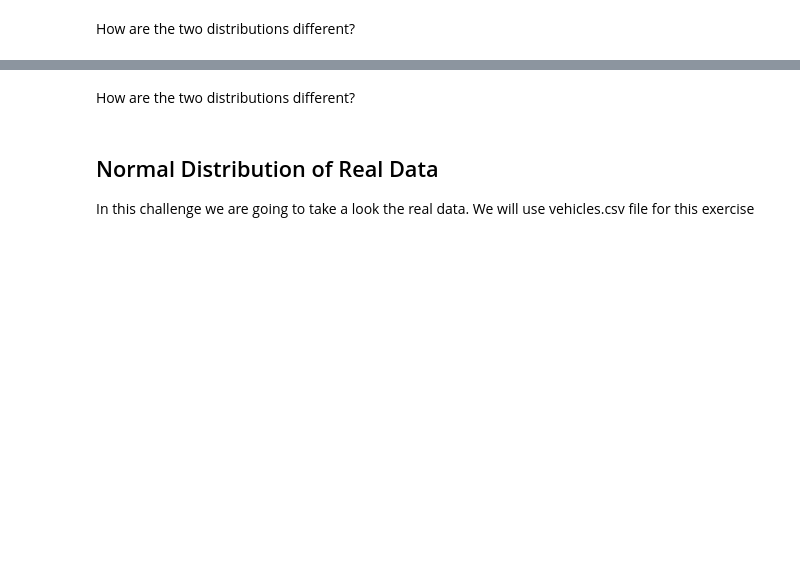
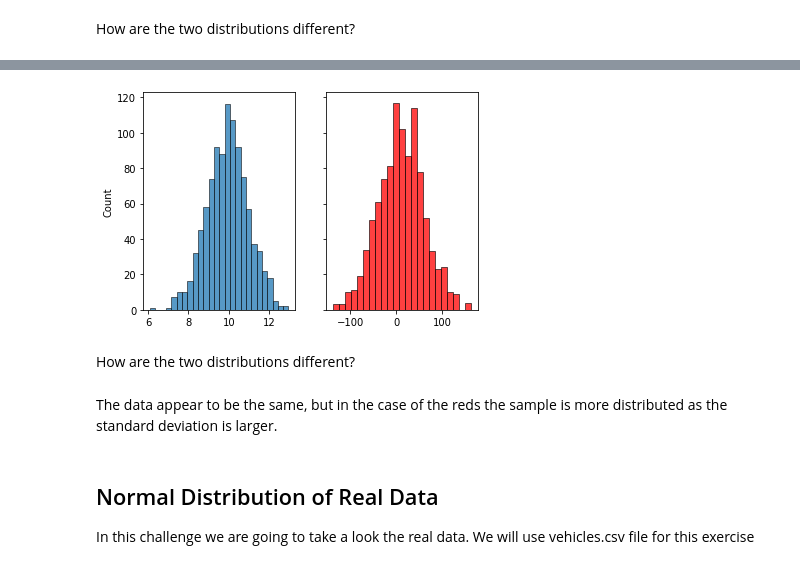
Before and after one commit to Ironhack-Data-Madrid-Enero-2021/lab-continuous-probability-distribution, a Jupyter notebook: your-code/main.ipynb, the cells around one changed output, grey strips where cells are left out. Saved outputs shown, nothing was run; the diff lists cells and outputs as text; code cells hidden in the pictures; blank space fills up the shorter version.

```diff
--- a/your-code/main.ipynb
+++ b/your-code/main.ipynb
@@ -65,0 +88,5 @@ Expected output:
+# %%
+def normal_rdm(mean, standard_dv, count):
+    my_normal = norm(loc = mean, scale = standard_dv)
+    sample = my_normal.rvs(size=count)
+    return sample
@@ -66,2 +98,12 @@ Expected output:
+# %%
+distribution_3 = normal_rdm(10,1,1000)
+distribution_4 = normal_rdm(10, 50, 1000)
+# %%
+fig, ax =plt.subplots(ncols = 2, sharey = True)
+sns.histplot(distribution_3, ax=ax[0])
+sns.histplot(distribution_4, ax=ax[1],color = "red")
+fig.show()
+# %% [output]
+[figure, added]
 # %% [markdown]
 How are the two distributions different?
@@ -70,3 +110,5 @@ How are the two distributions different?
+# %% [markdown]
+The data appear to be the same, but in the case of the reds the sample is more distributed as the standard deviation is larger.
 # %% [markdown]
 ## Normal Distribution of Real Data
 
```
Also changed, not shown: parts of 34 cells of this notebook.
